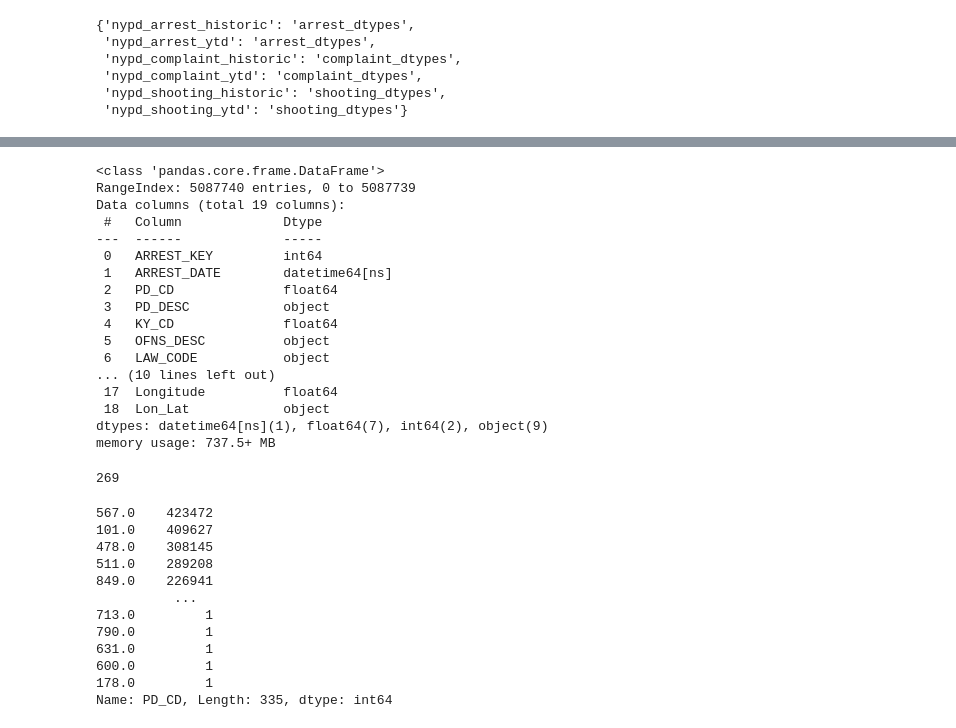
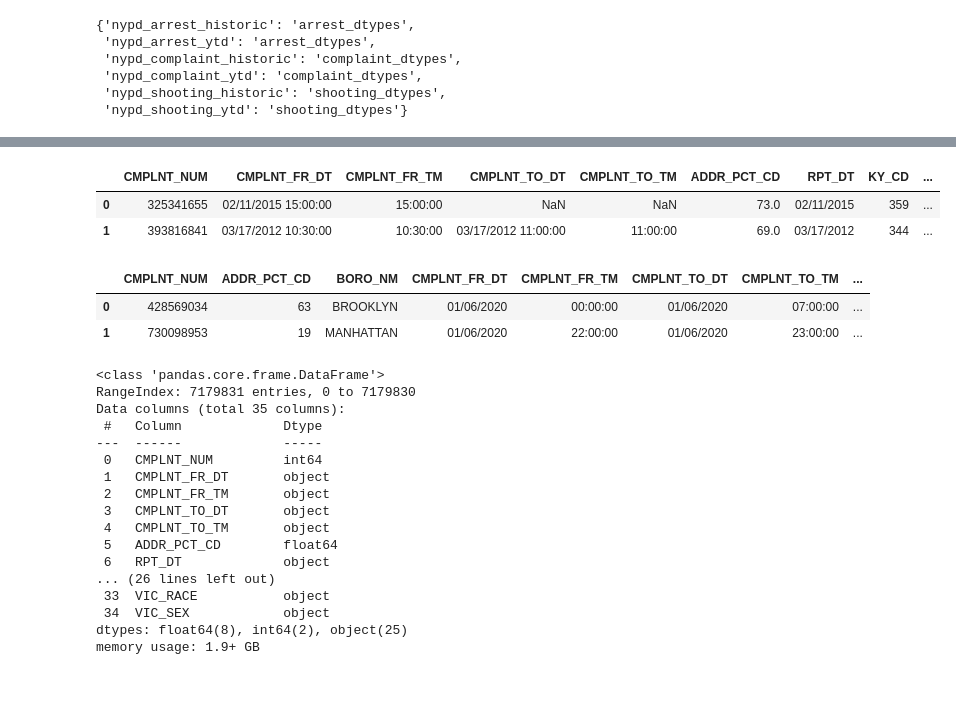
Before and after one commit to MattTriano/NYC_crime_data_analysis, a Jupyter notebook: analysis/NYC_data_pulling_functionality.ipynb, the cells around one changed output, grey strips where cells are left out. Drawn from its saved outputs; the diff is of its cells as text; code cells hidden in the pictures; blank space fills up the shorter version.

```diff
--- a/analysis/NYC_data_pulling_functionality.ipynb
+++ b/analysis/NYC_data_pulling_functionality.ipynb
@@ -308,0 +310,15 @@ nypd_arrest_df.head(2)
+# %%
+orig_col_order = list(nypd_historic_df.columns)
+nypd_df = pd.concat([nypd_historic_df, nypd_ytd_df], sort=True)
+nypd_df = nypd_df[orig_col_order].copy()
+nypd_df.reset_index(drop=True, inplace=True)
+# %%
+nypd_df['CMPLNT_FR_DT_orig'] = nypd_df['CMPLNT_FR_DT']
+nypd_df['CMPLNT_TO_DT_orig'] = nypd_df['CMPLNT_TO_DT']
+# %%
+nypd_df['CMPLNT_FR_DT'] = nypd_df['CMPLNT_FR_DT'] + ' ' + nypd_df['CMPLNT_FR_TM']
+nypd_df['CMPLNT_TO_DT'] = nypd_df['CMPLNT_TO_DT'] + ' ' + nypd_df['CMPLNT_TO_TM']
+# %%
+nypd_df['CMPLNT_FR_DT'] = pd.to_datetime(nypd_df['CMPLNT_FR_DT'], format='%m/%d/%Y %H:%M:%S')
+nypd_df['CMPLNT_TO_DT'] = pd.to_datetime(nypd_df['CMPLNT_FR_DT'], format='%m/%d/%Y %H:%M:%S')
+nypd_df['RPT_DT'] = pd.to_datetime(nypd_df['RPT_DT'], format='%m/%d/%Y')
@@ -309,39 +327,32 @@ nypd_arrest_df.head(2)
+# %%
+nypd_df.head(2)
+# %% [output]
+|  | CMPLNT_NUM | CMPLNT_FR_DT | CMPLNT_FR_TM | CMPLNT_TO_DT | CMPLNT_TO_TM | ADDR_PCT_CD | RPT_DT | KY_CD | ... |
+| 0 | 325341655 | 02/11/2015 15:00:00 | 15:00:00 | NaN | NaN | 73.0 | 02/11/2015 | 359 | ... |
+| 1 | 393816841 | 03/17/2012 10:30:00 | 10:30:00 | 03/17/2012 11:00:00 | 11:00:00 | 69.0 | 03/17/2012 | 344 | ... |
+# %%
+nypd_ytd_df.head(2)
+# %% [output]
+|  | CMPLNT_NUM | ADDR_PCT_CD | BORO_NM | CMPLNT_FR_DT | CMPLNT_FR_TM | CMPLNT_TO_DT | CMPLNT_TO_TM | ... |
+| 0 | 428569034 | 63 | BROOKLYN | 01/06/2020 | 00:00:00 | 01/06/2020 | 07:00:00 | ... |
+| 1 | 730098953 | 19 | MANHATTAN | 01/06/2020 | 22:00:00 | 01/06/2020 | 23:00:00 | ... |
 # %%
-nypd_arrest_df.info()
+nypd_df.info()
 # %% [output]
 <class 'pandas.core.frame.DataFrame'>
-RangeIndex: 5087740 entries, 0 to 5087739
-Data columns (total 19 columns):
+RangeIndex: 7179831 entries, 0 to 7179830
+Data columns (total 35 columns):
  #   Column             Dtype
 ---  ------             -----
- 0   ARREST_KEY         int64
- 1   ARREST_DATE        datetime64[ns]
- 2   PD_CD              float64
- 3   PD_DESC            object
- 4   KY_CD              float64
- 5   OFNS_DESC          object
- 6   LAW_CODE           object
-... (10 lines left out)
- 17  Longitude          float64
- 18  Lon_Lat            object
-dtypes: datetime64[ns](1), float64(7), int64(2), object(9)
-memory usage: 737.5+ MB
+ 0   CMPLNT_NUM         int64
+ 1   CMPLNT_FR_DT       object
+ 2   CMPLNT_FR_TM       object
+ 3   CMPLNT_TO_DT       object
+ 4   CMPLNT_TO_TM       object
+ 5   ADDR_PCT_CD        float64
+ 6   RPT_DT             object
+... (26 lines left out)
+ 33  VIC_RACE           object
+ 34  VIC_SEX            object
+dtypes: float64(8), int64(2), object(25)
+memory usage: 1.9+ GB
-# %%
-nypd_arrest_df['PD_CD'].isnull().sum()
-# %% [output]
-269
-# %%
-nypd_arrest_df['PD_CD'].value_counts(dropna=False)
-# %% [output]
-567.0    423472
-101.0    409627
-478.0    308145
-511.0    289208
-849.0    226941
-          ...
-713.0         1
-790.0         1
-631.0         1
-600.0         1
-178.0         1
-Name: PD_CD, Length: 335, dtype: int64
```
Also changed, not shown: parts of 25 cells of this notebook.
